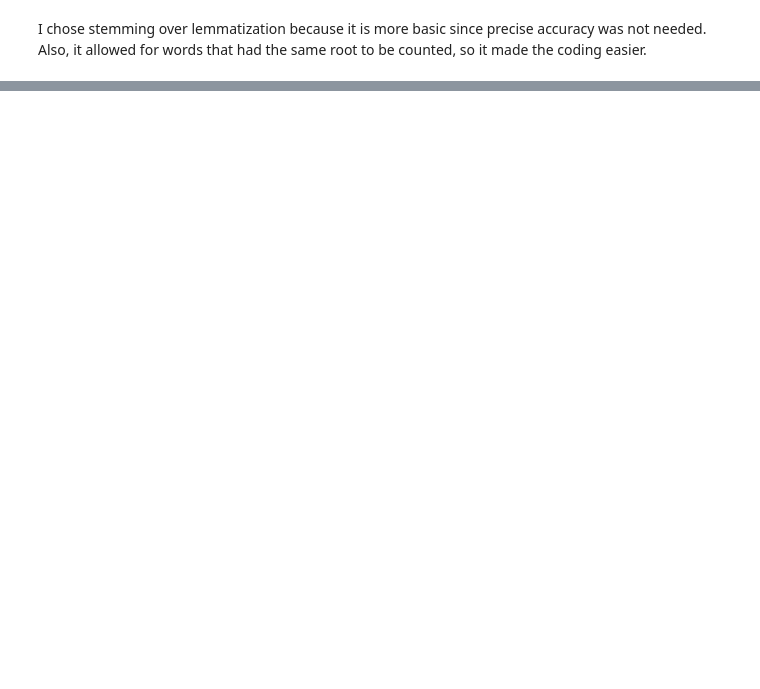
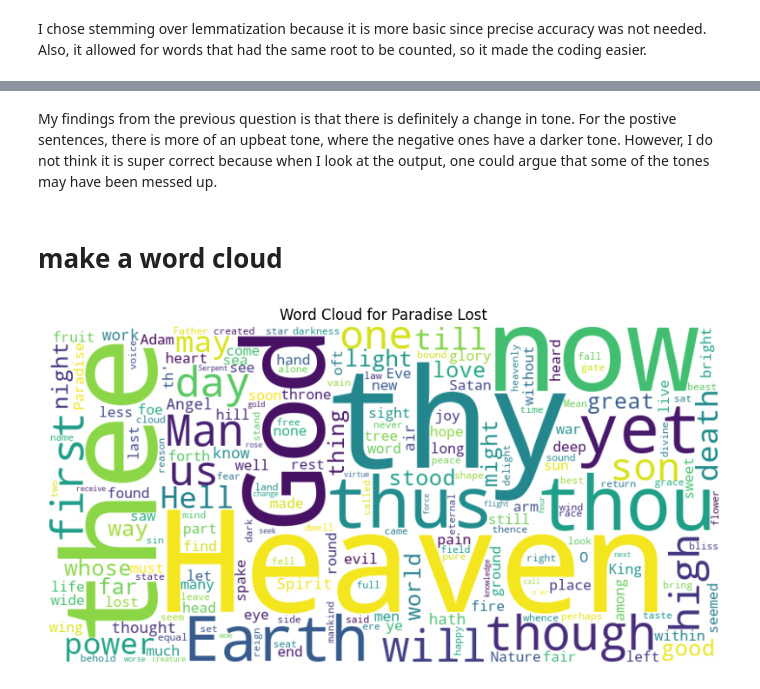
Before and after one commit to aachoudhary/aarushi-csci_1070, a Jupyter notebook: Homework/week_12.ipynb, the cells around one changed output, grey strips where cells are left out. Cells and saved outputs as stored; diff of their text form; code cells hidden in the pictures; blank space fills up the shorter version.

```diff
--- a/Homework/week_12.ipynb
+++ b/Homework/week_12.ipynb
@@ -174,0 +84,14 @@ for sentence in most_neutral:
+# %%
+#Most Negative
+from nltk.sentiment.vader import SentimentIntensityAnalyzer
+paradise_loster = nltk.corpus.gutenberg.raw('milton-paradise.txt')
+def top_sentences(book_text):
+    sid = SentimentIntensityAnalyzer()
+    sentence = nltk.sent_tokenize(book_text)
+    sentiment_scores = [(sentence, sid.polarity_scores(sentence)['compound']) for sentence in sentences]
+    sentiment_scores.sort(key=lambda x: x[1])
+    return [sentence for sentence, _ in sentiment_scores[-5:]],
+
+most_negative= top_sentences(paradise_loster)
+for sentence in most_negative:
+    print(sentence)
@@ -174,0 +144,13 @@ for sentence in most_neutral:
+# %% [markdown]
+My findings from the previous question is that there is definitely a change in tone. For the postive sentences, there is more of an upbeat tone, where the negative ones have a darker tone. However, I do not think it is super correct because when I look at the output, one could argue that some of the tones may have been messed up.
+# %% [markdown]
+# make a word cloud
+# %%
+import matplotlib.pyplot as plt
+from wordcloud import WordCloud
+
+wordcloud = WordCloud(width=800, height=400, background_color='white').generate(paradise_loster)
+
+plt.figure(figsize=(10, 6))
+# %% [output]
+[figure, added]
```
Also changed, not shown: parts of 10 cells of this notebook.
